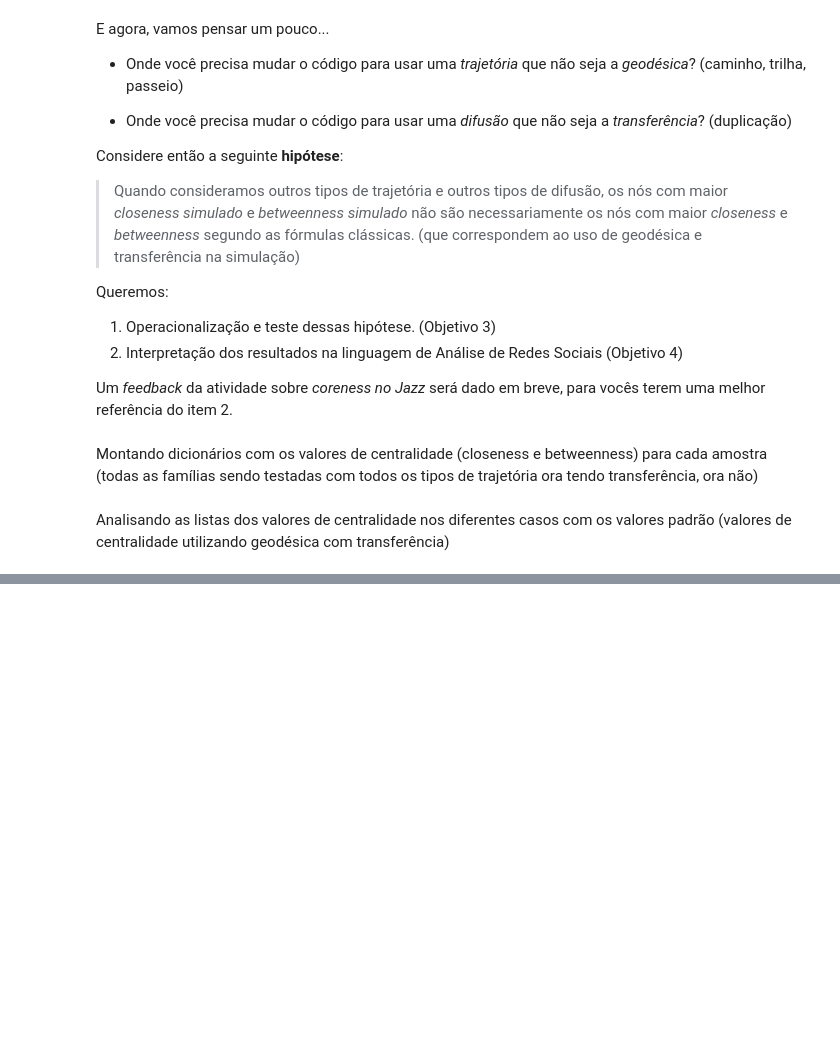
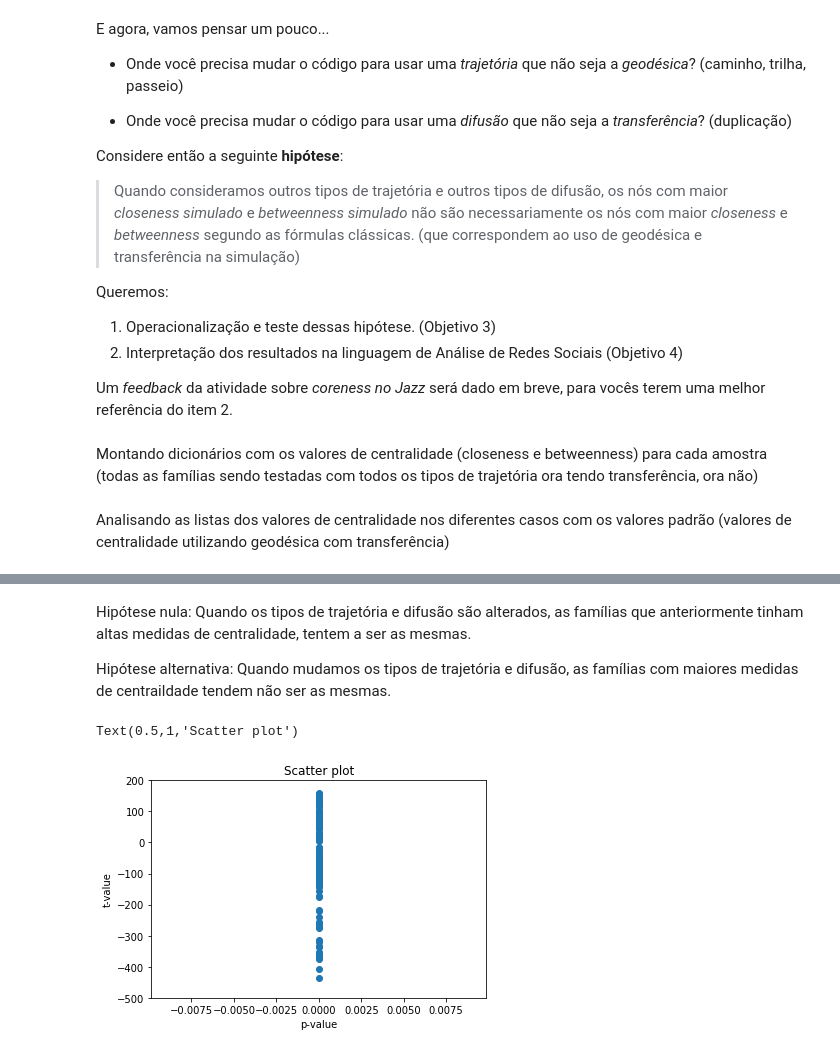
Before and after one commit to chends888/redesoc-2018, a Jupyter notebook: Encontro13/Encontro13.ipynb, the cells around one changed output, grey strips where cells are left out. Drawn from its saved outputs; the diff is of its cells as text; code cells hidden in the pictures; blank space fills up the shorter version.

```diff
--- a/Encontro13/Encontro13.ipynb
+++ b/Encontro13/Encontro13.ipynb
@@ -280,13 +268,34 @@ bet_clos_list = ['bet', 'clos']
 for n in g.nodes:
     fam_list.append(g.nodes[n]['label'])
 
-#Realizando teste t para as combinações
+
+#Realizando testes-t para combinações entre famílias, tipos de trajetórias e difusão
+t_p_value_dict = {}
+tvalue_list = []
+#Realizando teste t para betweenness, comparando o 'benchmark' (famíliax com geodésica e com transferência)
 for fam in fam_list:
     for traject in traject_list:
         for dup in dup_list:
-            for betclos in bet_clos_list:
-                ttest = stats.ttest_ind(all_dict[''+dup+'_'+traject+'_bet_clos_dict'][''+fam+'_'+betclos+'_'+traject+'_'+dup+'_list'],all_dict['dup_geo_bet_clos_dict'][''+fam+'_'+betclos+'_geo_dup_list'])
-                print(ttest[1])
+            if dup != 'dup' or traject != 'geo':
+                ttest = stats.ttest_ind(all_dict[''+dup+'_'+traject+'_bet_clos_dict'][''+fam+'_clos_'+traject+'_'+dup+'_list'], all_dict['dup_geo_bet_clos_dict'][''+fam+'_clos_geo_dup_list'])
+                if not(math.isnan(ttest[0])):
+                    if  not(math.isnan(ttest[1])):
+                        if ttest[1] != 1:
+                            t_p_value_dict[ttest[0]] = ttest[1]
+#                     tvalue_list.append(ttest[0])
+                print('P-value de: '+fam+' '+dup+' '+traject+' clos COM: '+fam+' dup geo clos         ', ttest[1], 't-value: ', ttest[0])
 
+#Realizando teste t para closeness, comparando o 'benchmark' (famíliax com geodésica e com transferência)
+for fam in fam_list:
+    for traject in traject_list:
+        for dup in dup_list:
+            if dup != 'dup' or traject != 'geo':
+                ttest = stats.ttest_ind(all_dict[''+dup+'_'+traject+'_bet_clos_dict'][''+fam+'_bet_'+traject+'_'+dup+'_list'], all_dict['dup_geo_bet_clos_dict'][''+fam+'_bet_geo_dup_list'])
+                if not(math.isnan(ttest[0])):
+                    if  not(math.isnan(ttest[1])):
+                        if ttest[1] != 1:
+                            t_p_value_dict[ttest[0]] = ttest[1]
+#                     tvalue_list.append(ttest[0])
+                print('P-value de: '+fam+' '+dup+' '+traject+' bet COM: '+fam+' dup geo bet         ', ttest[1], 't-value: ', ttest[0])
 # print(stats.ttest_ind(all_dict['dup_geo_bet_clos_dict']['ginori_bet_geo_dup_list'],all_dict['dup_geo_bet_clos_dict']['medici_bet_geo_dup_list']))
 # %% [output]
@@ -309,0 +319,20 @@ nan
+# %% [markdown]
+Hipótese nula:  Quando os tipos de trajetória e difusão são alterados, as famílias que anteriormente tinham altas medidas de centralidade, tentem a ser as mesmas.
+
+Hipótese alternativa: Quando mudamos os tipos de trajetória e difusão, as famílias com maiores medidas de centraildade tendem não ser as mesmas.
+# %%
+plt.ylim(-500,200)
+# tvalue_list.sort()
+# print(sorted(t_p_value_dict))
+
+pvalue_list = []
+for key in sorted(t_p_value_dict):
+    pvalue_list.append(t_p_value_dict[key])
+plt.scatter(x = pvalue_list, y = sorted(t_p_value_dict))
+
+plt.xlabel('p-value')
+plt.ylabel('t-value')
+plt.title('Scatter plot')
+# %% [output]
+Text(0.5,1,'Scatter plot')
+[figure, added]
```
Also changed, not shown: parts of 6 cells of this notebook.
